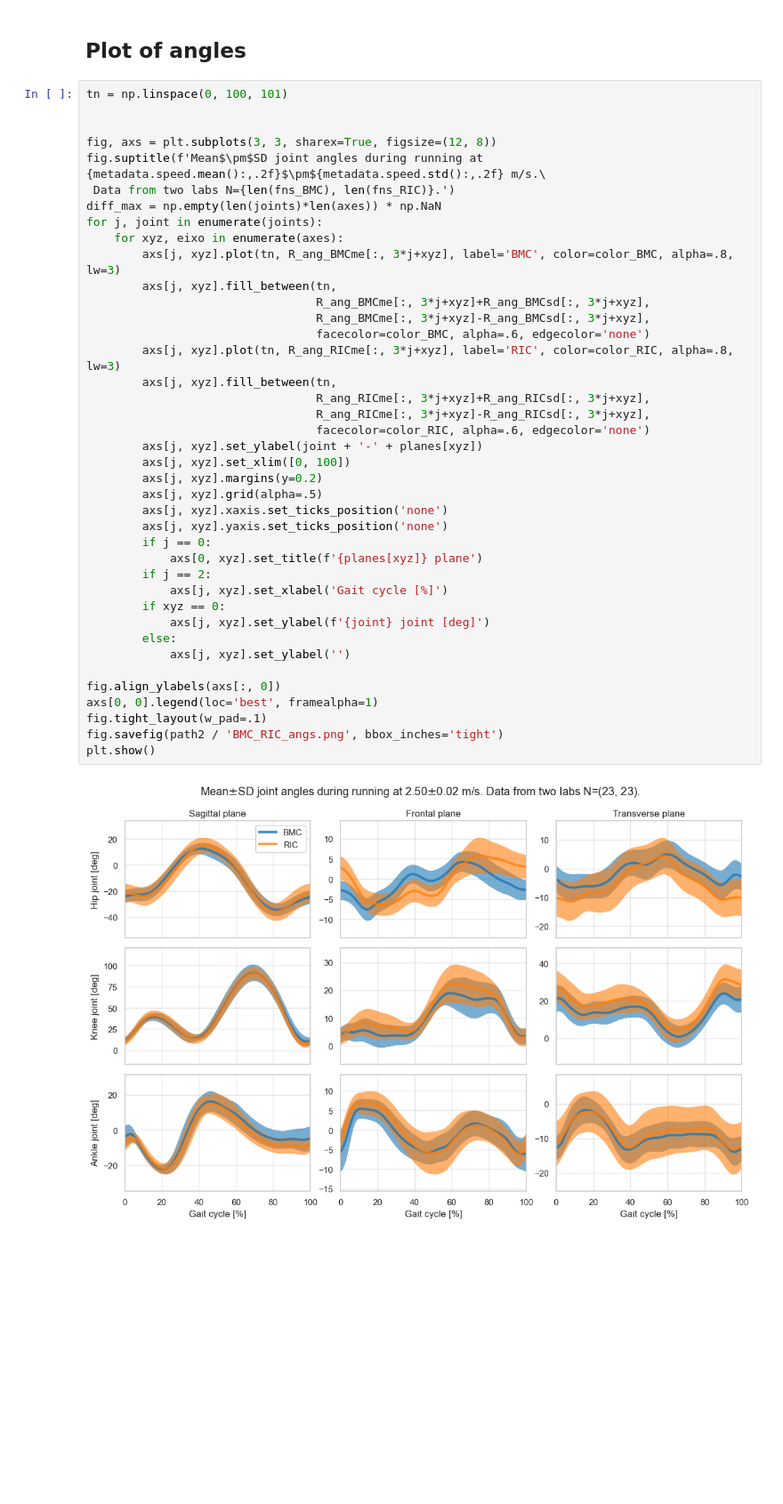
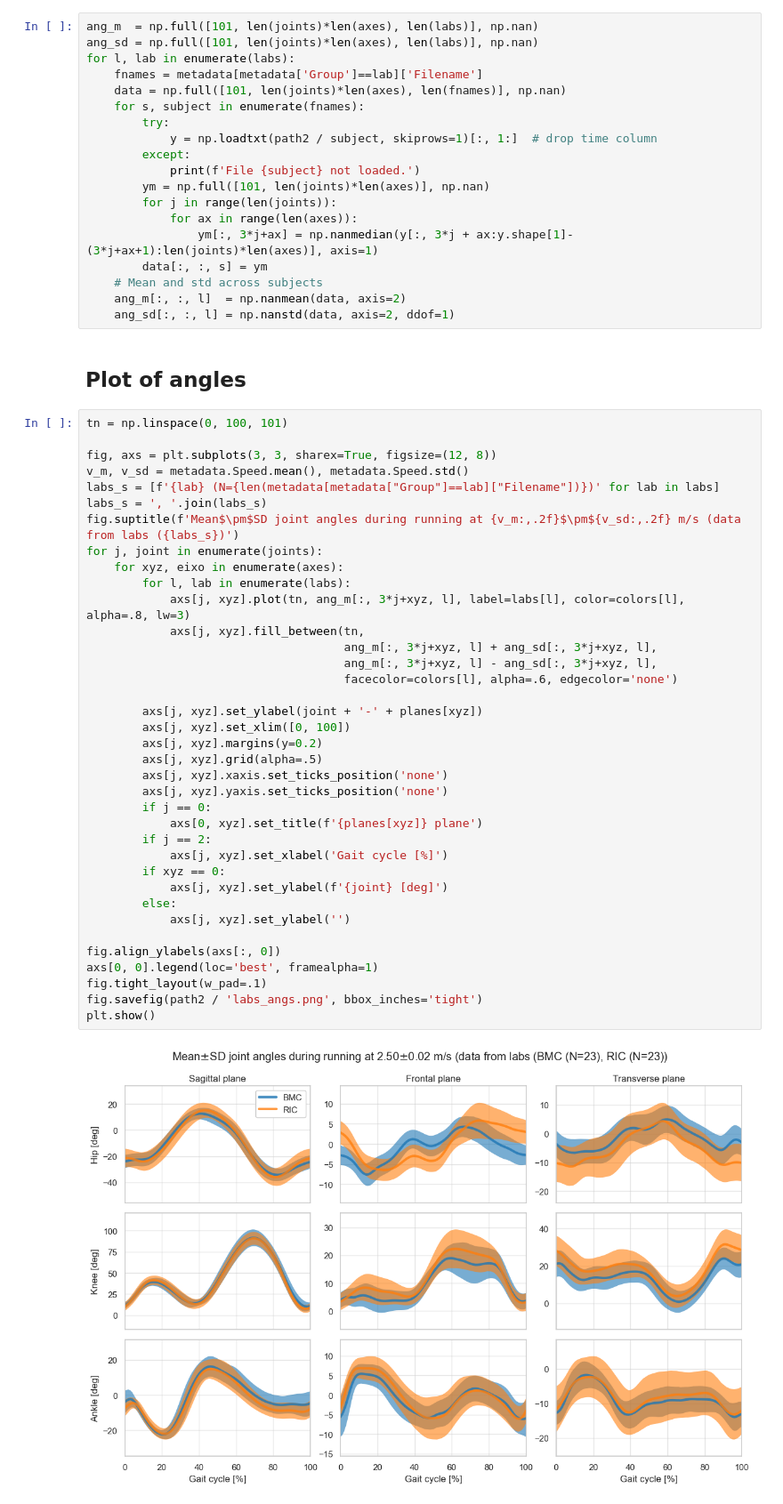
Before and after one commit to regifukuchi/BMC-RIC-running-biomechanics, a Jupyter notebook: notebooks/DataInBrief2.ipynb, the cells around one changed output. Shown at 89% size. Drawn from its saved outputs; the diff is of its cells as text; blank space fills up the shorter version.

```diff
--- a/notebooks/DataInBrief2.ipynb
+++ b/notebooks/DataInBrief2.ipynb
@@ -129,44 +114,60 @@ R_ang_RICme, R_ang_RICsd = np.mean(R_ang_RIC, axis=2), np.std(R_ang_RIC, ddof=1,
+# %%
+ang_m  = np.full([101, len(joints)*len(axes), len(labs)], np.nan)
+ang_sd = np.full([101, len(joints)*len(axes), len(labs)], np.nan)
+for l, lab in enumerate(labs):
+    fnames = metadata[metadata['Group']==lab]['Filename']
+    data = np.full([101, len(joints)*len(axes), len(fnames)], np.nan)
+    for s, subject in enumerate(fnames):
+        try:
+            y = np.loadtxt(path2 / subject, skiprows=1)[:, 1:]  # drop time column
+        except:
+            print(f'File {subject} not loaded.')
+        ym = np.full([101, len(joints)*len(axes)], np.nan)
+        for j in range(len(joints)):
+            for ax in range(len(axes)):
+                ym[:, 3*j+ax] = np.nanmedian(y[:, 3*j + ax:y.shape[1]-(3*j+ax+1):len(joints)*len(axes)], axis=1)
+        data[:, :, s] = ym
+    # Mean and std across subjects
+    ang_m[:, :, l]  = np.nanmean(data, axis=2)
+    ang_sd[:, :, l] = np.nanstd(data, axis=2, ddof=1)
 # %% [markdown]
 ## Plot of angles
 # %%
 tn = np.linspace(0, 100, 101)
 
-
 fig, axs = plt.subplots(3, 3, sharex=True, figsize=(12, 8))
-fig.suptitle(f'Mean$\pm$SD joint angles during running at {metadata.speed.mean():,.2f}$\pm${metadata.speed.std():,.2f} m/s.\
- Data from two labs N={len(fns_BMC), len(fns_RIC)}.')
-diff_max = np.empty(len(joints)*len(axes)) * np.NaN
+v_m, v_sd = metadata.Speed.mean(), metadata.Speed.std()
+labs_s = [f'{lab} (N={len(metadata[metadata["Group"]==lab]["Filename"])})' for lab in labs]
+labs_s = ', '.join(labs_s)
+fig.suptitle(f'Mean$\pm$SD joint angles during running at {v_m:,.2f}$\pm${v_sd:,.2f} m/s (data from labs ({labs_s})')
 for j, joint in enumerate(joints):
     for xyz, eixo in enumerate(axes):
-        axs[j, xyz].plot(tn, R_ang_BMCme[:, 3*j+xyz], label='BMC', color=color_BMC, alpha=.8, lw=3)
-        axs[j, xyz].fill_between(tn,
-                                 R_ang_BMCme[:, 3*j+xyz]+R_ang_BMCsd[:, 3*j+xyz],
-                                 R_ang_BMCme[:, 3*j+xyz]-R_ang_BMCsd[:, 3*j+xyz],
-                                 facecolor=color_BMC, alpha=.6, edgecolor='none')
-        axs[j, xyz].plot(tn, R_ang_RICme[:, 3*j+xyz], label='RIC', color=color_RIC, alpha=.8, lw=3)
-        axs[j, xyz].fill_between(tn,
-                                 R_ang_RICme[:, 3*j+xyz]+R_ang_RICsd[:, 3*j+xyz],
-                                 R_ang_RICme[:, 3*j+xyz]-R_ang_RICsd[:, 3*j+xyz],
-                                 facecolor=color_RIC, alpha=.6, edgecolor='none')
+        for l, lab in enumerate(labs):
+            axs[j, xyz].plot(tn, ang_m[:, 3*j+xyz, l], label=labs[l], color=colors[l], alpha=.8, lw=3)
+            axs[j, xyz].fill_between(tn,
+                                     ang_m[:, 3*j+xyz, l] + ang_sd[:, 3*j+xyz, l],
+                                     ang_m[:, 3*j+xyz, l] - ang_sd[:, 3*j+xyz, l],
+                                     facecolor=colors[l], alpha=.6, edgecolor='none')
+
         axs[j, xyz].set_ylabel(joint + '-' + planes[xyz])
         axs[j, xyz].set_xlim([0, 100])
         axs[j, xyz].margins(y=0.2)
         axs[j, xyz].grid(alpha=.5)
         axs[j, xyz].xaxis.set_ticks_position('none')
         axs[j, xyz].yaxis.set_ticks_position('none')
         if j == 0:
             axs[0, xyz].set_title(f'{planes[xyz]} plane')
         if j == 2:
             axs[j, xyz].set_xlabel('Gait cycle [%]')
         if xyz == 0:
-            axs[j, xyz].set_ylabel(f'{joint} joint [deg]')
+            axs[j, xyz].set_ylabel(f'{joint} [deg]')
         else:
             axs[j, xyz].set_ylabel('')
 
 fig.align_ylabels(axs[:, 0])
 axs[0, 0].legend(loc='best', framealpha=1)
 fig.tight_layout(w_pad=.1)
-fig.savefig(path2 / 'BMC_RIC_angs.png', bbox_inches='tight')
+fig.savefig(path2 / 'labs_angs.png', bbox_inches='tight')
 plt.show()
 # %% [output]
-[figure, old version]
+[figure, new version]
```
Also changed, not shown: parts of 8 cells of this notebook, 2 other files.
